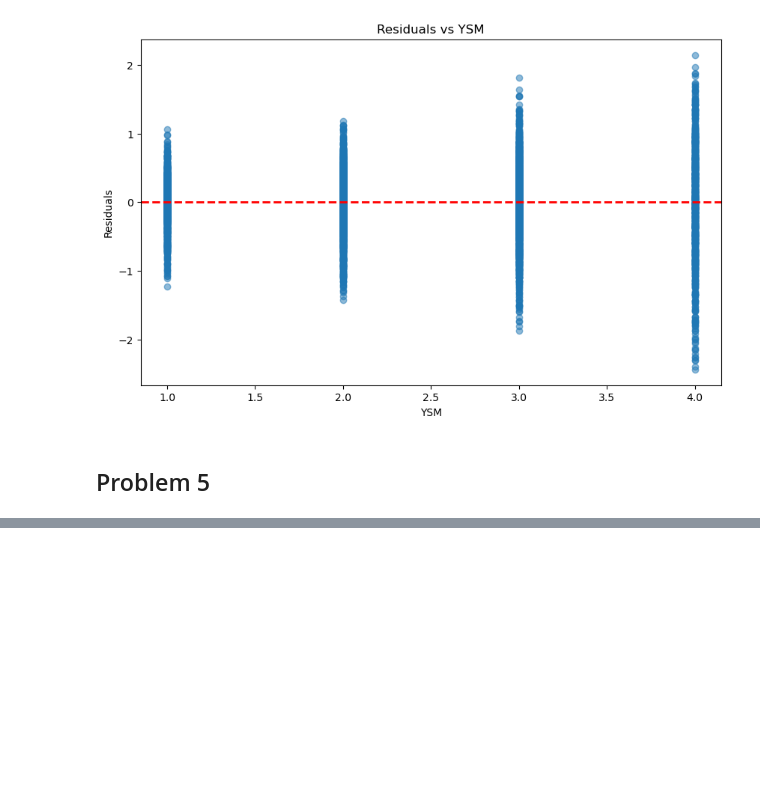
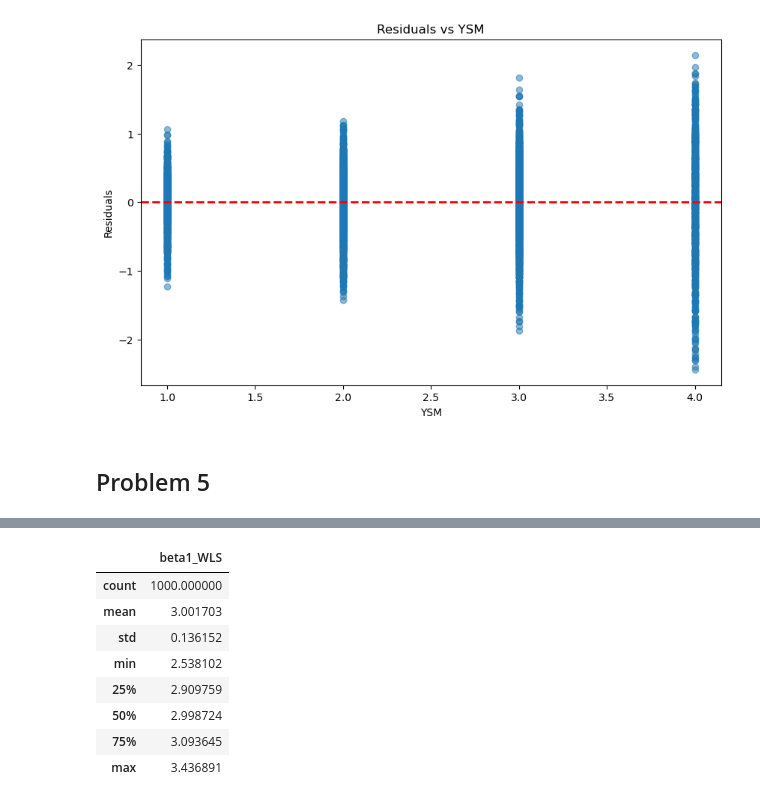
Before and after one commit to Rawlpluks/Afleveringer, a Jupyter notebook: A2/A2.ipynb, the cells around one changed output, grey strips where cells are left out. Cells and saved outputs as stored; diff of their text form; code cells hidden in the pictures; blank space fills up the shorter version.

```diff
--- a/A2/A2.ipynb
+++ b/A2/A2.ipynb
@@ -386,0 +488,12 @@ np.float64(0.006846584116477355)
+# %%
+monte_carloWLS().describe()
+# %% [output]
+|  | beta1_WLS |
+| count | 1000.000000 |
+| mean | 3.001703 |
+| std | 0.136152 |
+| min | 2.538102 |
+| 25% | 2.909759 |
+| 50% | 2.998724 |
+| 75% | 3.093645 |
+| max | 3.436891 |
```
Also changed, not shown: parts of 14 cells of this notebook.
